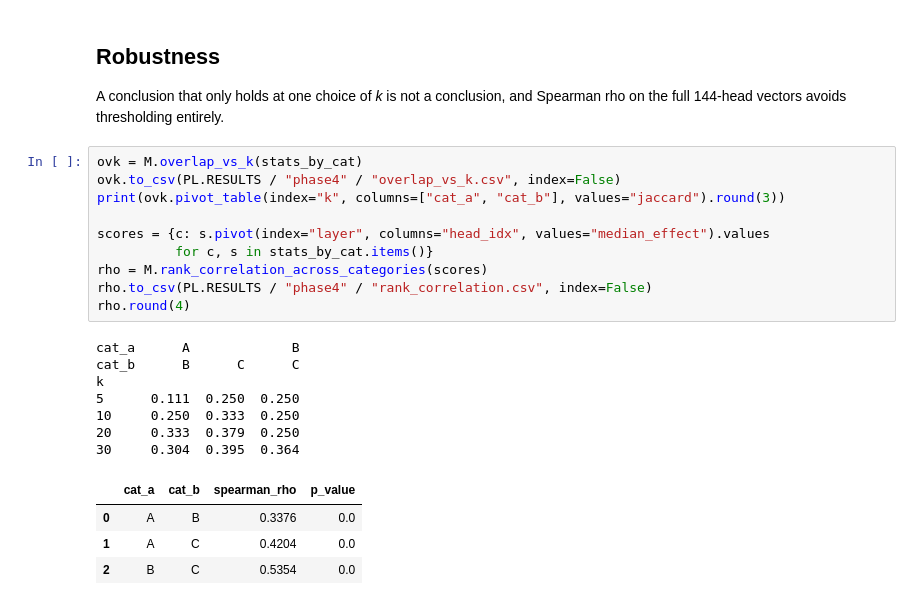
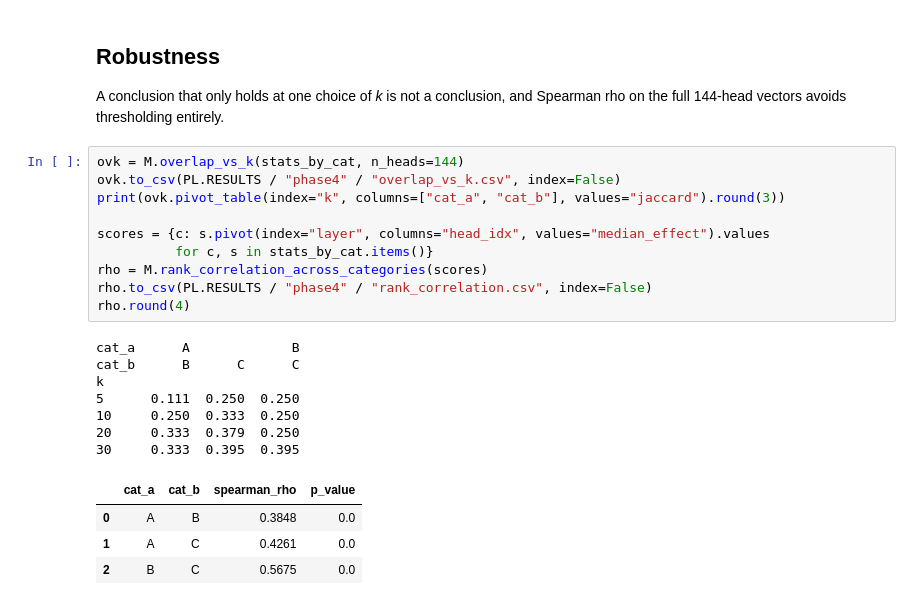
Before and after one commit to Ace-Khan/circuit-conflict, a Jupyter notebook: notebooks/04_phase4_cross_category.ipynb, the cells around one changed output. Drawn from its saved outputs; the diff is of its cells as text.

```diff
--- a/notebooks/04_phase4_cross_category.ipynb
+++ b/notebooks/04_phase4_cross_category.ipynb
@@ -52,24 +57,24 @@ table.round(4)
 A conclusion that only holds at one choice of *k* is not a conclusion, and Spearman rho on the
 full 144-head vectors avoids thresholding entirely.
 # %%
-ovk = M.overlap_vs_k(stats_by_cat)
+ovk = M.overlap_vs_k(stats_by_cat, n_heads=144)
 ovk.to_csv(PL.RESULTS / "phase4" / "overlap_vs_k.csv", index=False)
 print(ovk.pivot_table(index="k", columns=["cat_a", "cat_b"], values="jaccard").round(3))
 
 scores = {c: s.pivot(index="layer", columns="head_idx", values="median_effect").values
           for c, s in stats_by_cat.items()}
 rho = M.rank_correlation_across_categories(scores)
 rho.to_csv(PL.RESULTS / "phase4" / "rank_correlation.csv", index=False)
 rho.round(4)
 # %% [output]
 cat_a      A             B
 cat_b      B      C      C
 k
 5      0.111  0.250  0.250
 10     0.250  0.333  0.250
 20     0.333  0.379  0.250
-30     0.304  0.395  0.364
+30     0.333  0.395  0.395
 |  | cat_a | cat_b | spearman_rho | p_value |
-| 0 | A | B | 0.3376 | 0.0 |
-| 1 | A | C | 0.4204 | 0.0 |
-| 2 | B | C | 0.5354 | 0.0 |
+| 0 | A | B | 0.3848 | 0.0 |
+| 1 | A | C | 0.4261 | 0.0 |
+| 2 | B | C | 0.5675 | 0.0 |
```
Also changed, not shown: parts of 2 cells of this notebook, 30 other files.
